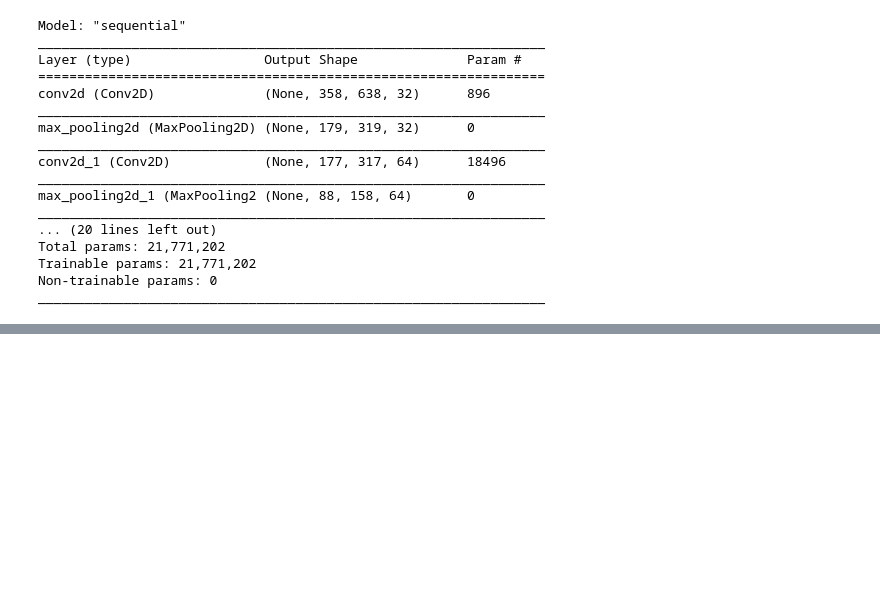
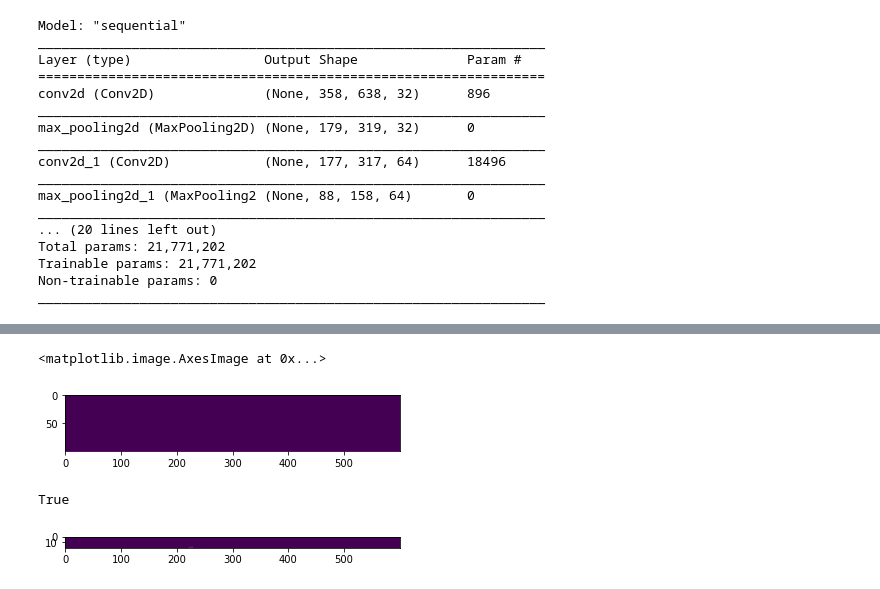
Before and after one commit to NicholasBratvold/ML, a Jupyter notebook: src/drive_data_collect/Model_Training.ipynb, the cells around one changed output, grey strips where cells are left out. Saved outputs shown, nothing was run; the diff lists cells and outputs as text; code cells hidden in the pictures; blank space fills up the shorter version.

```diff
--- a/src/drive_data_collect/Model_Training.ipynb
+++ b/src/drive_data_collect/Model_Training.ipynb
@@ -191,0 +217,13 @@ conv_model.save('drive_model_inner')
+# %%
+img_diff = np.amax(test_img[400:500,:600,:], axis=2) - np.amin(test_img[400:500,:600,:], axis=2)
+img_mean = np.mean(test_img[400:500,:600,:], axis=2)
+grey_on_line = (img_diff < 10) * (img_mean < 50)
+plt.imshow(grey_on_line)
+# %% [output]
+<matplotlib.image.AxesImage at 0x...>
+[figure, added]
+# %%
+check_left(test_img, 440, 460)
+# %% [output]
+True
+[figure, added]
```
Also changed, not shown: parts of 10 cells of this notebook, 1 other file.
